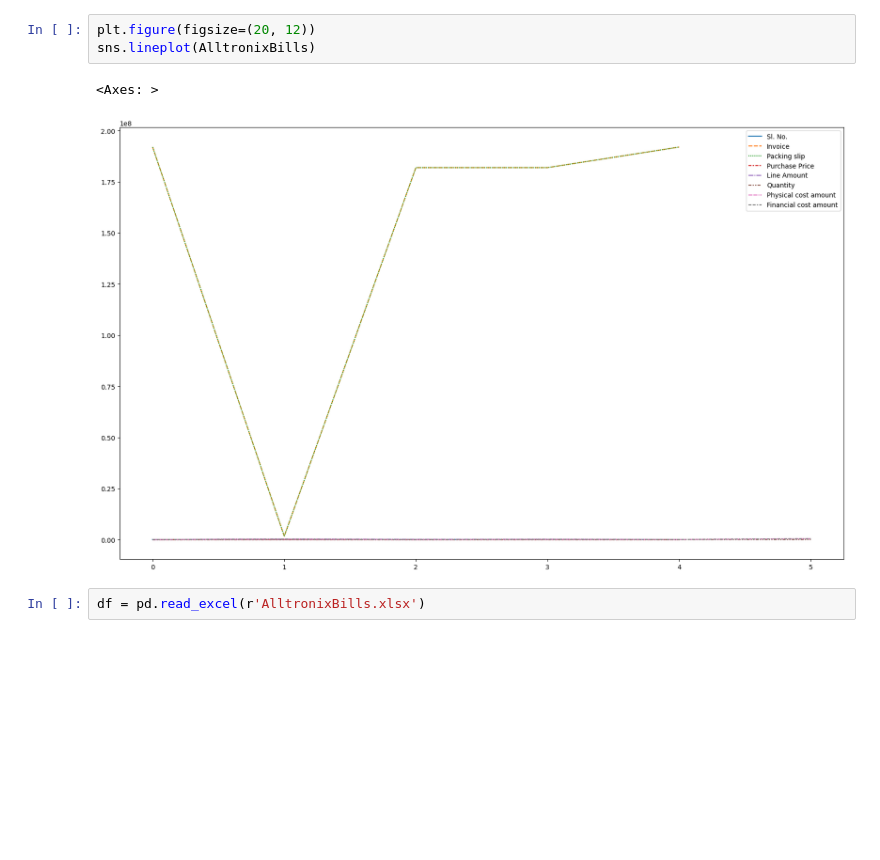
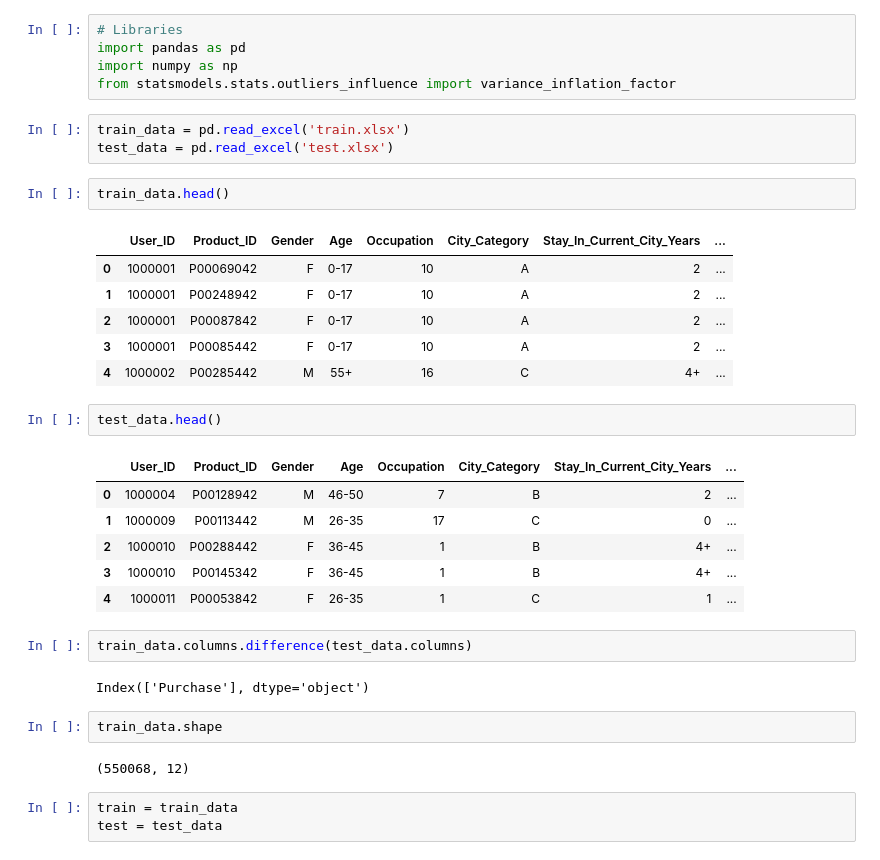
Before and after one commit to sribala4/Arjun, a Jupyter notebook: Untitled1.ipynb, the cells around one changed output. Cells and saved outputs as stored; diff of their text form; blank space fills up the shorter version.

```diff
--- a/Untitled1.ipynb
+++ b/Untitled1.ipynb
@@ -48,8 +1,37 @@ sns.lineplot(data=AlltronixBills)
-# %%
-plt.figure(figsize=(20, 12))
-sns.lineplot(AlltronixBills)
-# %% [output]
-<Axes: >
-[figure, removed]
-# %%
-df = pd.read_excel(r'AlltronixBills.xlsx')
+# %%
+# Libraries
+import pandas as pd
+import numpy as np
+from statsmodels.stats.outliers_influence import variance_inflation_factor
+# %%
+train_data = pd.read_excel('train.xlsx')
+test_data = pd.read_excel('test.xlsx')
+# %%
+train_data.head()
+# %% [output]
+|  | User_ID | Product_ID | Gender | Age | Occupation | City_Category | Stay_In_Current_City_Years | ... |
+| 0 | 1000001 | P00069042 | F | 0-17 | 10 | A | 2 | ... |
+| 1 | 1000001 | P00248942 | F | 0-17 | 10 | A | 2 | ... |
+| 2 | 1000001 | P00087842 | F | 0-17 | 10 | A | 2 | ... |
+| 3 | 1000001 | P00085442 | F | 0-17 | 10 | A | 2 | ... |
+| 4 | 1000002 | P00285442 | M | 55+ | 16 | C | 4+ | ... |
+# %%
+test_data.head()
+# %% [output]
+|  | User_ID | Product_ID | Gender | Age | Occupation | City_Category | Stay_In_Current_City_Years | ... |
+| 0 | 1000004 | P00128942 | M | 46-50 | 7 | B | 2 | ... |
+| 1 | 1000009 | P00113442 | M | 26-35 | 17 | C | 0 | ... |
+| 2 | 1000010 | P00288442 | F | 36-45 | 1 | B | 4+ | ... |
+| 3 | 1000010 | P00145342 | F | 36-45 | 1 | B | 4+ | ... |
+| 4 | 1000011 | P00053842 | F | 26-35 | 1 | C | 1 | ... |
+# %%
+train_data.columns.difference(test_data.columns)
+# %% [output]
+Index(['Purchase'], dtype='object')
+# %%
+train_data.shape
+# %% [output]
+(550068, 12)
+# %%
+train = train_data
+test = test_data
```
Also changed, not shown: parts of 34 cells of this notebook, 1 other file.
